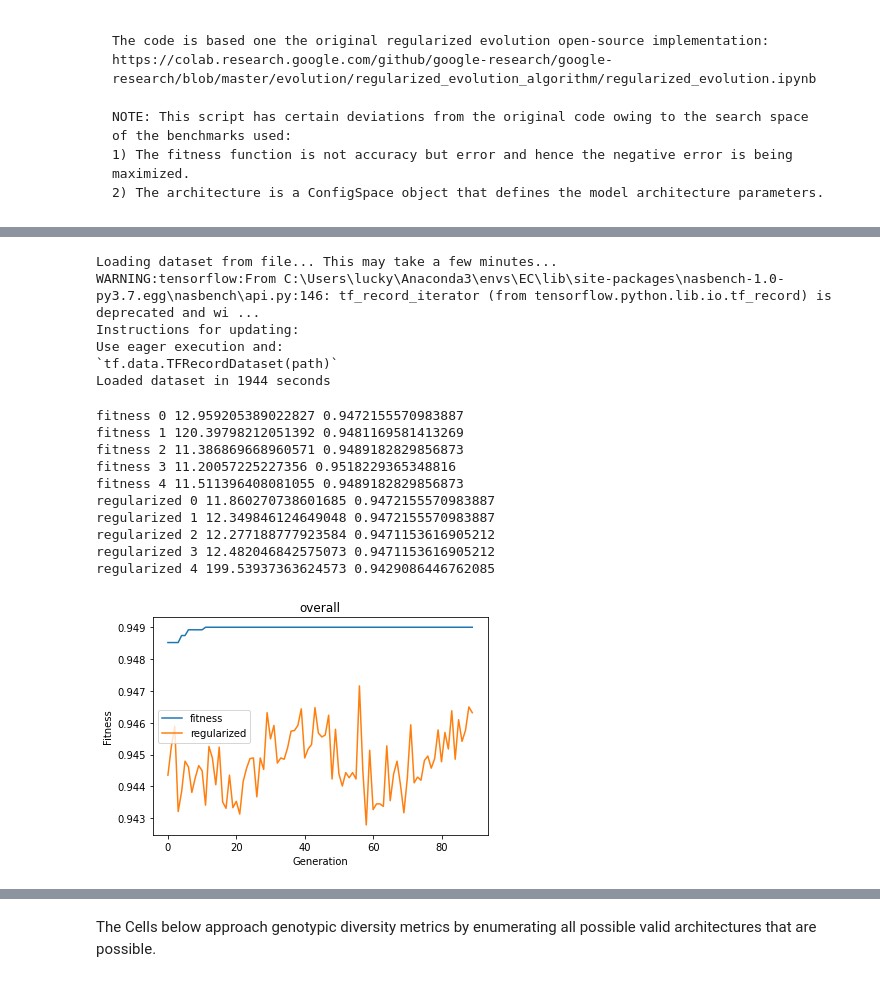
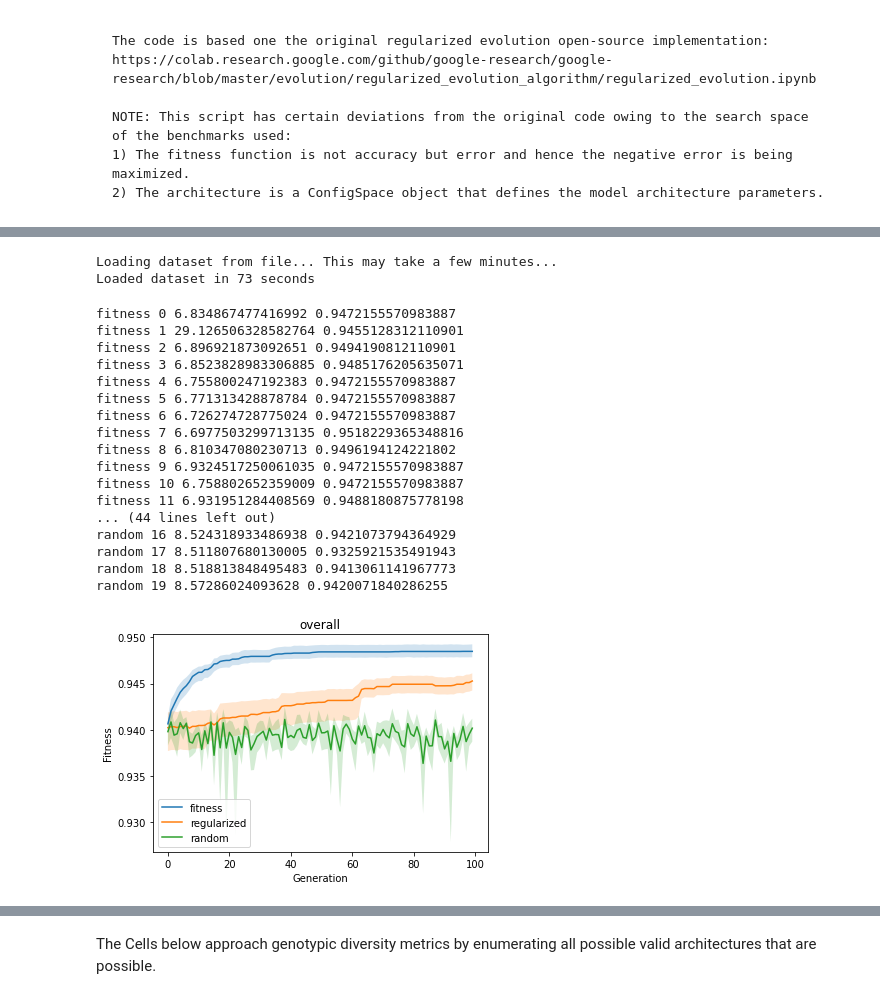
Before and after one commit to jdonovanCS/CS-352-Evolutionary-Computation, a Jupyter notebook: project/EvoNASNet.ipynb, the cells around one changed output, grey strips where cells are left out. Drawn from its saved outputs; the diff is of its cells as text; code cells hidden in the pictures.

Commit message:
working and plotting correctly for regularized, random, and fitness

```diff
--- a/project/EvoNASNet.ipynb
+++ b/project/EvoNASNet.ipynb
@@ -39,7 +36,7 @@ data_dir = './'
 
 benchmark = "nas_cifar10a"
 if benchmark == "nas_cifar10a":
-    b = NASCifar10A(data_dir=data_dir)
+    b = NASCifar10A(data_dir=data_dir, multi_fidelity=False)
 
 # elif benchmark == "nas_cifar10b":
 #     b = NASCifar10B(data_dir=data_dir)
@@ -57,11 +54,7 @@ if benchmark == "nas_cifar10a":
 #     b = FCNetParkinsonsTelemonitoringBenchmark(data_dir=data_dir)
 # %% [output]
 Loading dataset from file... This may take a few minutes...
-WARNING:tensorflow:From C:\Users\lucky\Anaconda3\envs\EC\lib\site-packages\nasbench-1.0-py3.7.egg\nasbench\api.py:146: tf_record_iterator (from tensorflow.python.lib.io.tf_record) is deprecated and wi ...
-Instructions for updating:
-Use eager execution and:
-`tf.data.TFRecordDataset(path)`
-Loaded dataset in 1944 seconds
+Loaded dataset in 73 seconds
 # %%
 class Model(object):
     """A class representing a model.
@@ -158,7 +151,6 @@ def evolution(generations, population_size, num_children, tournament_size, num_w
     """
     population = collections.deque()
     history = []  # Not used by the algorithm, only used to report results.
-    fitness_over_time = []
     solutions_over_time = []
     fitness_over_time = []
     diversity_over_time = []
@@ -215,8 +207,8 @@ def evolution(generations, population_size, num_children, tournament_size, num_w
                 history=history[1:]
 
             # Remove the oldest model.
-            if evolution_type == 'regularized':
-                population.popleft()
+        if evolution_type == 'regularized':
+            population = list(population)[:population_size]
 
         if evolution_type == 'fitness':
             population = sorted(population, key=lambda i: i.accuracy, reverse=True)[:population_size]
@@ -227,6 +219,14 @@ def evolution(generations, population_size, num_children, tournament_size, num_w
         if evolution_type == 'mixed':
             population = sorted(population, key=lambda i: i.accuracy, reverse=True)[:population_size]
 
+        if evolution_type == 'random':
+            population = collections.deque()
+            while len(population) < population_size:
+                model = Model()
+                model.arch = random_architecture()
+                model.accuracy = train_and_eval(model.arch)
+                population.append(model)
+
 #         print([x.accuracy for x in sorted(population, key=lambda i: i.accuracy, reverse=True)])
         fitness_over_time.append(1+(sorted(population, key=lambda i: i.accuracy, reverse=True)[0].accuracy))
         solutions_over_time.append((sorted(population, key=lambda i: i.accuracy, reverse=True)[0].arch))
@@ -252,6 +252,9 @@ def regularized_evolution(cycles, population_size, sample_size):
     """
     population = collections.deque()
     history = []  # Not used by the algorithm, only used to report results.
+    solutions_over_time = []
+    fitness_over_time = []
+    diversity_over_time = []
 
     # Initialize the population with random models.
     while len(population) < population_size:
@@ -286,7 +289,12 @@ def regularized_evolution(cycles, population_size, sample_size):
         # Remove the oldest model.
         population.popleft()
 
-    return history
+        fitness_over_time.append(1+(sorted(population, key=lambda i: i.accuracy, reverse=True)[0].accuracy))
+        solutions_over_time.append((sorted(population, key=lambda i: i.accuracy, reverse=True)[0].arch))
+        diversity_over_time.append(0) # NEED to write function for this
+
+
+    return history, solutions_over_time, np.array(fitness_over_time), diversity_over_time
 # %%
 # parser = argparse.ArgumentParser()
 # parser.add_argument('--run_id', default=0, type=int, nargs='?', help='unique number to identify this run')
@@ -299,16 +307,16 @@ def regularized_evolution(cycles, population_size, sample_size):
 # parser.add_argument('--sample_size', default=10, type=int, nargs='?', help='sample_size')
 # args = parser.parse_args()
 
-num_runs = 5
+num_runs = 20
 run_id = 0
 benchmark = 'nas_cifar10a'
 n_iters = 100
 output_path = './'
 pop_size = 50
-tournament_size = 4
+tournament_size = 10
 evolution_type = "regularized"
 num_children = 50
-num_winners = 2
+num_winners = 5
 
 cs = b.get_configuration_space()
 
@@ -321,7 +329,7 @@ diversity_results = {}
 # model.arch = random_architecture()
 # print(model.arch)
 
-for run_name in ['fitness', 'regularized']: #, 'novelty', 'mixed']:
+for run_name in ['fitness', 'regularized', 'random']: #, 'novelty', 'mixed']:
     fitness_results[run_name] = np.zeros((num_runs, n_iters))
     solution_results[run_name] = np.array([[Model() for i in range(n_iters)]for j in range(num_runs)], dtype=object)
     diversity_results[run_name] = np.zeros((num_runs, n_iters))
@@ -330,7 +338,10 @@ for run_name in ['fitness', 'regularized']: #, 'novelty', 'mixed']:
     os.makedirs(os.path.join(new_output_path), exist_ok=True)
     for run_num in range(num_runs):
         start_time = time.time()
-        history_over_time, solution_over_time, fitness_over_time, diversity_over_time = evolution(generations=n_iters, population_size=pop_size, num_children=num_children, tournament_size=tournament_size, num_winners=num_winners, evolution_type=run_name)
+        if run_name == "regularized":
+            history_over_time, solution_over_time, fitness_over_time, diversity_over_time = regularized_evolution(n_iters+pop_size, pop_size, tournament_size)
+        else:
+            history_over_time, solution_over_time, fitness_over_time, diversity_over_time = evolution(generations=n_iters, population_size=pop_size, num_children=num_children, tournament_size=tournament_size, num_winners=num_winners, evolution_type=run_name)
 #         history_results[run_name][run_num] = history_over_time
         fitness_results[run_name][run_num] = fitness_over_time
         solution_results[run_name][run_num] = solution_over_time
@@ -344,16 +355,23 @@ for run_name in ['fitness', 'regularized']: #, 'novelty', 'mixed']:
 #     json.dump(res, fh)
 #     fh.close()
 # %% [output]
-fitness 0 12.959205389022827 0.9472155570983887
-fitness 1 120.39798212051392 0.9481169581413269
-fitness 2 11.386869668960571 0.9489182829856873
-fitness 3 11.20057225227356 0.9518229365348816
-fitness 4 11.511396408081055 0.9489182829856873
-regularized 0 11.860270738601685 0.9472155570983887
-regularized 1 12.349846124649048 0.9472155570983887
-regularized 2 12.277188777923584 0.9471153616905212
-regularized 3 12.482046842575073 0.9471153616905212
-regularized 4 199.53937363624573 0.9429086446762085
+fitness 0 6.834867477416992 0.9472155570983887
+fitness 1 29.126506328582764 0.9455128312110901
+fitness 2 6.896921873092651 0.9494190812110901
+fitness 3 6.8523828983306885 0.9485176205635071
+fitness 4 6.755800247192383 0.9472155570983887
+fitness 5 6.771313428878784 0.9472155570983887
+fitness 6 6.726274728775024 0.9472155570983887
+fitness 7 6.6977503299713135 0.9518229365348816
+fitness 8 6.810347080230713 0.9496194124221802
+fitness 9 6.9324517250061035 0.9472155570983887
+fitness 10 6.758802652359009 0.9472155570983887
+fitness 11 6.931951284408569 0.9488180875778198
+... (44 lines left out)
+random 16 8.524318933486938 0.9421073794364929
+random 17 8.511807680130005 0.9325921535491943
+random 18 8.518813848495483 0.9413061141967773
+random 19 8.57286024093628 0.9420071840286255
 # %%
 import matplotlib.pyplot as plt
 import scikits.bootstrap as bootstrap
@@ -403,6 +421,7 @@ def plot_mean_and_bootstrapped_ci_multiple(input_data = None, title = 'overall',
             ax.fill_between(y, high, low, alpha=.2)
         ax.legend()
 # %%
-plot_mean_and_bootstrapped_ci_multiple(input_data=[np.transpose(x)[10:n_iters] for k, x in fitness_results.items()], name=[k for k,x in fitness_results.items()], x_label="Generation", y_label="Fitness", compute_CI=False)
+cut_off_beginning = 0
+plot_mean_and_bootstrapped_ci_multiple(input_data=[np.transpose(x)[cut_off_beginning:n_iters] for k, x in fitness_results.items()], name=[k for k,x in fitness_results.items()], x_label="Generation", y_label="Fitness", compute_CI=True)
 # %% [output]
-[figure, old version]
+[figure, new version]
```
Also changed, not shown: parts of 2 cells of this notebook.
